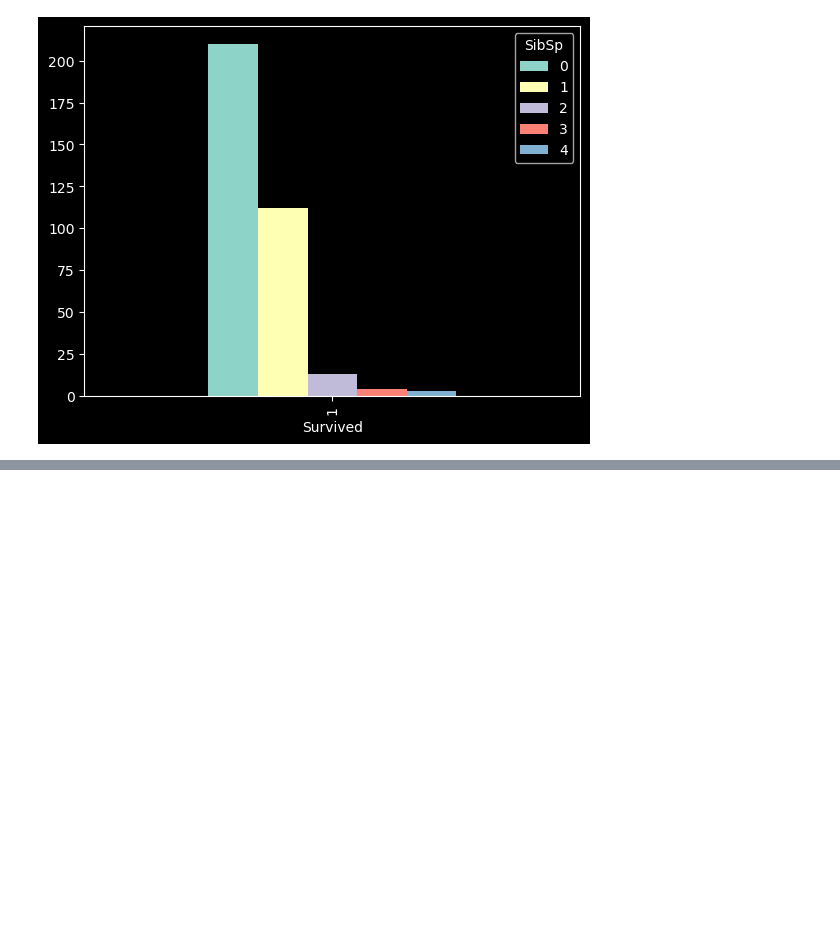
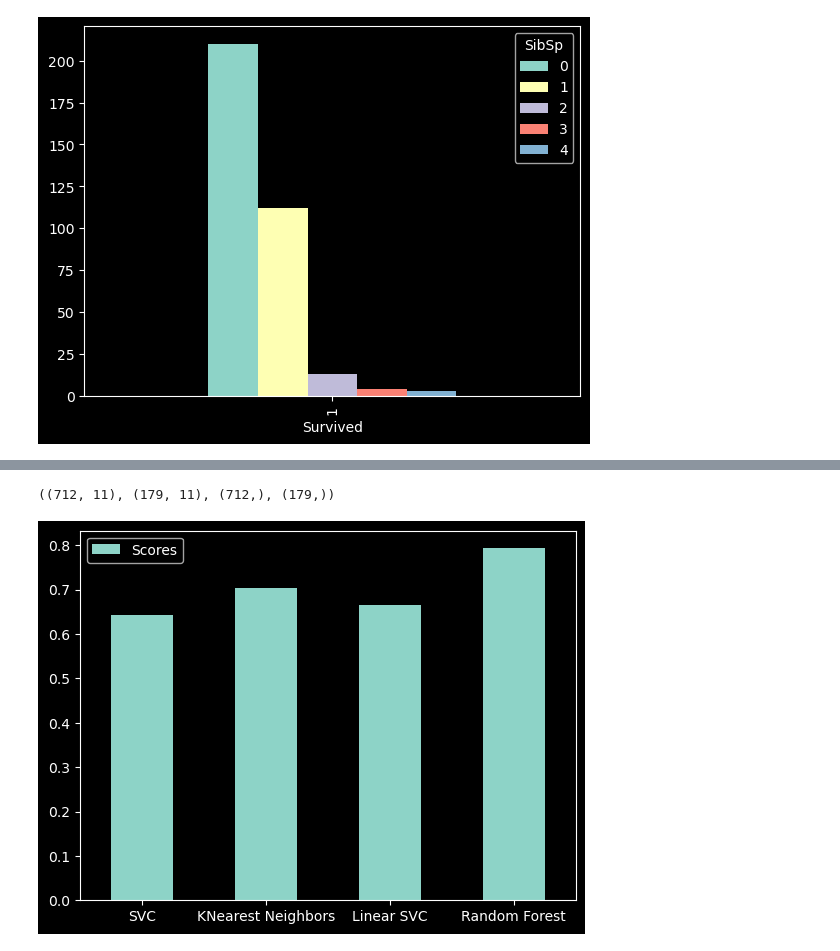
Before and after one commit to msnkr/kaggle_comps, a Jupyter notebook: Titanic - Machine Learning from Disaster/Untitled.ipynb, the cells around one changed output, grey strips where cells are left out. Cells and saved outputs as stored; diff of their text form; code cells hidden in the pictures; blank space fills up the shorter version.

```diff
--- a/Titanic - Machine Learning from Disaster/Untitled.ipynb
+++ b/Titanic - Machine Learning from Disaster/Untitled.ipynb
@@ -142,0 +161,36 @@ TypeError: scatter() missing 1 required positional argument: 'y'
+# %%
+features = ["Name", "Sex", "Ticket", "Cabin", "Embarked"]
+colum_transform = make_column_transformer((OneHotEncoder(handle_unknown="ignore"), features),
+                                          remainder="passthrough")
+# %%
+# Split the training data
+X = df.drop("Survived", axis=1)
+y = df.Survived
+
+X_train, X_test, y_train, y_test = train_test_split(X, y, test_size=0.2)
+# %%
+X_train.shape, X_test.shape, y_train.shape, y_test.shape
+# %% [output]
+((712, 11), (179, 11), (712,), (179,))
+# %%
+# Lets create our dictionary models and a empty dictionary of scores
+model_dict = {
+    "SVC": SVC(),
+    "KNearest Neighbors": KNeighborsClassifier(n_jobs=-1),
+    "Linear SVC": LinearSVC(dual="auto"),
+    "Random Forest": RandomForestClassifier(n_jobs=-1)
+}
+
+model_scores = {}
+# %%
+for model_name, model in model_dict.items():
+    clf = make_pipeline((colum_transform), (model))
+
+    clf.fit(X_train, y_train)
+    model_scores[model_name] = clf.score(X_test, y_test)
+# %%
+model_df = pd.DataFrame(model_scores, index=["Scores"])
+model_df.T.plot.bar()
+plt.xticks(rotation=0);
+# %% [output]
+[figure, added]
```
Also changed, not shown: parts of 6 cells of this notebook.
